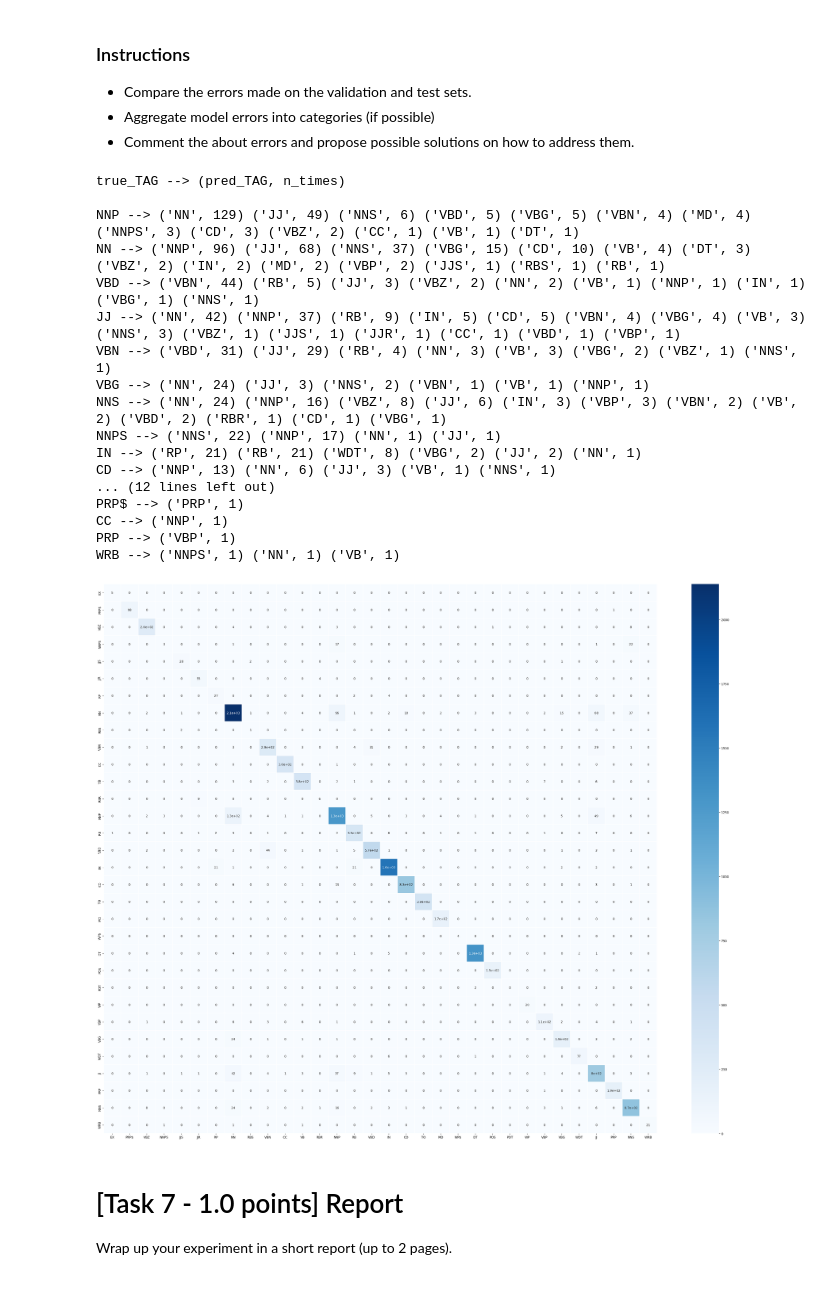
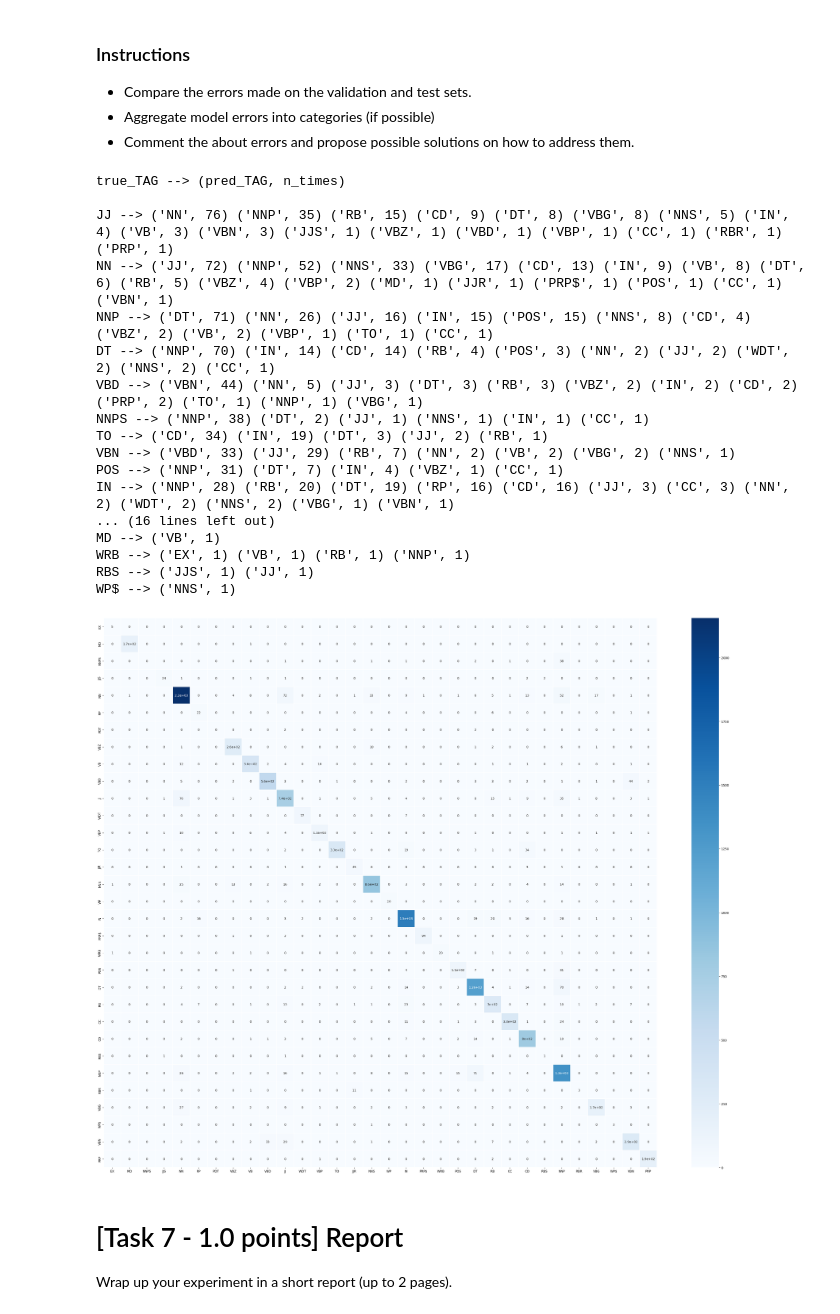
Before and after one commit to AndreaZecca/NLP-assignments, a Jupyter notebook: Assignment-1/Assignment1.ipynb, the cells around one changed output. Drawn from its saved outputs; the diff is of its cells as text; code cells hidden in the pictures.

```diff
--- a/Assignment-1/Assignment1.ipynb
+++ b/Assignment-1/Assignment1.ipynb
@@ -809,7 +786,7 @@ def load_model(model, name):
 # %%
 LSTM_DIMENSION = 16
 DENSE_DIMENSION = len(unique_tags) + 1
-INITIAL_LEARNING_RATE = 0.001
+INITIAL_LEARNING_RATE = 0.01
 LR_DECAY_FACTOR = 0.1
 LR_DECAY_PATIENCE = 2
 # %% [markdown]
@@ -845,7 +822,7 @@ Number of parameters in baseline model: 42222
 Number of parameters in double lstm model: 48622
 Number of parameters in double dense model: 44384
 # %%
-EPOCHS_BASELINE = 30
+EPOCHS_BASELINE = 20
 train(baseline_model, EPOCHS_BASELINE, loss_function_baseline, tr_dl, val_dl, optimizer_baseline, scheduler_baseline, 'baseline')
 best_baseline_model = load_best_model(baseline_model, 'baseline')
 # %% [output]
@@ -869,5 +846,5 @@ Train epoch [80/80] val loss: 23.86 time: 6.24s
 # %%
-EPOCHS_DOUBLE_LSTM = 30
+EPOCHS_DOUBLE_LSTM = 20
 train(double_lstm_model, EPOCHS_DOUBLE_LSTM, loss_double_lstm, tr_dl, val_dl, optimizer_double_lstm, scheduler_double_lstm, 'double_lstm')
 best_double_lstm_model = load_best_model(double_lstm_model, 'double_lstm')
 # %% [output]
@@ -891,5 +868,5 @@ Train epoch [30/30] val loss: 25.14 time: 11.31s
 # %%
-EPOCHS_DOUBLE_DENSE = 30
+EPOCHS_DOUBLE_DENSE = 20
 train(double_dense_model, EPOCHS_DOUBLE_DENSE, loss_double_dense, tr_dl, val_dl, optimizer_double_dense, scheduler_double_dense, 'double_dense')
 best_double_dense_model = load_best_model(double_dense_model, 'double_dense')
 # %% [output]
@@ -1012,30 +1073,33 @@ def get_tag_distribution(indexed_df: pd.DataFrame):
 
     return dict(sorted(tag_frequency.items(), key=lambda item: item[1], reverse = True))
 # %%
-tags = [vocab.i2t(i) for i in set(baseline_pred_test.tolist() + baseline_targ_test.tolist())]
+selected_pred = double_dense_pred_test
+selected_targ = double_dense_targ_test
 
-df_cm = build_confusion_matrix(baseline_targ_test,baseline_pred_test,tags)
+tags = [vocab.i2t(i) for i in set(selected_pred.tolist() + selected_targ.tolist())]
+
+df_cm = build_confusion_matrix(selected_targ,selected_pred,tags)
 
 build_errors_dictionary(df_cm)
 # %% [output]
 true_TAG --> (pred_TAG, n_times)
 
-NNP --> ('NN', 129) ('JJ', 49) ('NNS', 6) ('VBD', 5) ('VBG', 5) ('VBN', 4) ('MD', 4) ('NNPS', 3) ('CD', 3) ('VBZ', 2) ('CC', 1) ('VB', 1) ('DT', 1)
-NN --> ('NNP', 96) ('JJ', 68) ('NNS', 37) ('VBG', 15) ('CD', 10) ('VB', 4) ('DT', 3) ('VBZ', 2) ('IN', 2) ('MD', 2) ('VBP', 2) ('JJS', 1) ('RBS', 1) ('RB', 1)
-VBD --> ('VBN', 44) ('RB', 5) ('JJ', 3) ('VBZ', 2) ('NN', 2) ('VB', 1) ('NNP', 1) ('IN', 1) ('VBG', 1) ('NNS', 1)
-JJ --> ('NN', 42) ('NNP', 37) ('RB', 9) ('IN', 5) ('CD', 5) ('VBN', 4) ('VBG', 4) ('VB', 3) ('NNS', 3) ('VBZ', 1) ('JJS', 1) ('JJR', 1) ('CC', 1) ('VBD', 1) ('VBP', 1)
-VBN --> ('VBD', 31) ('JJ', 29) ('RB', 4) ('NN', 3) ('VB', 3) ('VBG', 2) ('VBZ', 1) ('NNS', 1)
-VBG --> ('NN', 24) ('JJ', 3) ('NNS', 2) ('VBN', 1) ('VB', 1) ('NNP', 1)
-NNS --> ('NN', 24) ('NNP', 16) ('VBZ', 8) ('JJ', 6) ('IN', 3) ('VBP', 3) ('VBN', 2) ('VB', 2) ('VBD', 2) ('RBR', 1) ('CD', 1) ('VBG', 1)
-NNPS --> ('NNS', 22) ('NNP', 17) ('NN', 1) ('JJ', 1)
-IN --> ('RP', 21) ('RB', 21) ('WDT', 8) ('VBG', 2) ('JJ', 2) ('NN', 1)
-CD --> ('NNP', 13) ('NN', 6) ('JJ', 3) ('VB', 1) ('NNS', 1)
-... (12 lines left out)
-PRP$ --> ('PRP', 1)
-CC --> ('NNP', 1)
-PRP --> ('VBP', 1)
-WRB --> ('NNPS', 1) ('NN', 1) ('VB', 1)
+JJ --> ('NN', 76) ('NNP', 35) ('RB', 15) ('CD', 9) ('DT', 8) ('VBG', 8) ('NNS', 5) ('IN', 4) ('VB', 3) ('VBN', 3) ('JJS', 1) ('VBZ', 1) ('VBD', 1) ('VBP', 1) ('CC', 1) ('RBR', 1) ('PRP', 1)
+NN --> ('JJ', 72) ('NNP', 52) ('NNS', 33) ('VBG', 17) ('CD', 13) ('IN', 9) ('VB', 8) ('DT', 6) ('RB', 5) ('VBZ', 4) ('VBP', 2) ('MD', 1) ('JJR', 1) ('PRP$', 1) ('POS', 1) ('CC', 1) ('VBN', 1)
+NNP --> ('DT', 71) ('NN', 26) ('JJ', 16) ('IN', 15) ('POS', 15) ('NNS', 8) ('CD', 4) ('VBZ', 2) ('VB', 2) ('VBP', 1) ('TO', 1) ('CC', 1)
+DT --> ('NNP', 70) ('IN', 14) ('CD', 14) ('RB', 4) ('POS', 3) ('NN', 2) ('JJ', 2) ('WDT', 2) ('NNS', 2) ('CC', 1)
+VBD --> ('VBN', 44) ('NN', 5) ('JJ', 3) ('DT', 3) ('RB', 3) ('VBZ', 2) ('IN', 2) ('CD', 2) ('PRP', 2) ('TO', 1) ('NNP', 1) ('VBG', 1)
+NNPS --> ('NNP', 38) ('DT', 2) ('JJ', 1) ('NNS', 1) ('IN', 1) ('CC', 1)
+TO --> ('CD', 34) ('IN', 19) ('DT', 3) ('JJ', 2) ('RB', 1)
+VBN --> ('VBD', 33) ('JJ', 29) ('RB', 7) ('NN', 2) ('VB', 2) ('VBG', 2) ('NNS', 1)
+POS --> ('NNP', 31) ('DT', 7) ('IN', 4) ('VBZ', 1) ('CC', 1)
+IN --> ('NNP', 28) ('RB', 20) ('DT', 19) ('RP', 16) ('CD', 16) ('JJ', 3) ('CC', 3) ('NN', 2) ('WDT', 2) ('NNS', 2) ('VBG', 1) ('VBN', 1)
+... (16 lines left out)
+MD --> ('VB', 1)
+WRB --> ('EX', 1) ('VB', 1) ('RB', 1) ('NNP', 1)
+RBS --> ('JJS', 1) ('JJ', 1)
+WP$ --> ('NNS', 1)
-[figure, old version]
+[figure, new version]
 # %% [markdown]
 # [Task 7 - 1.0 points] Report
 
```
Also changed, not shown: parts of 18 cells of this notebook, 4 other files.
